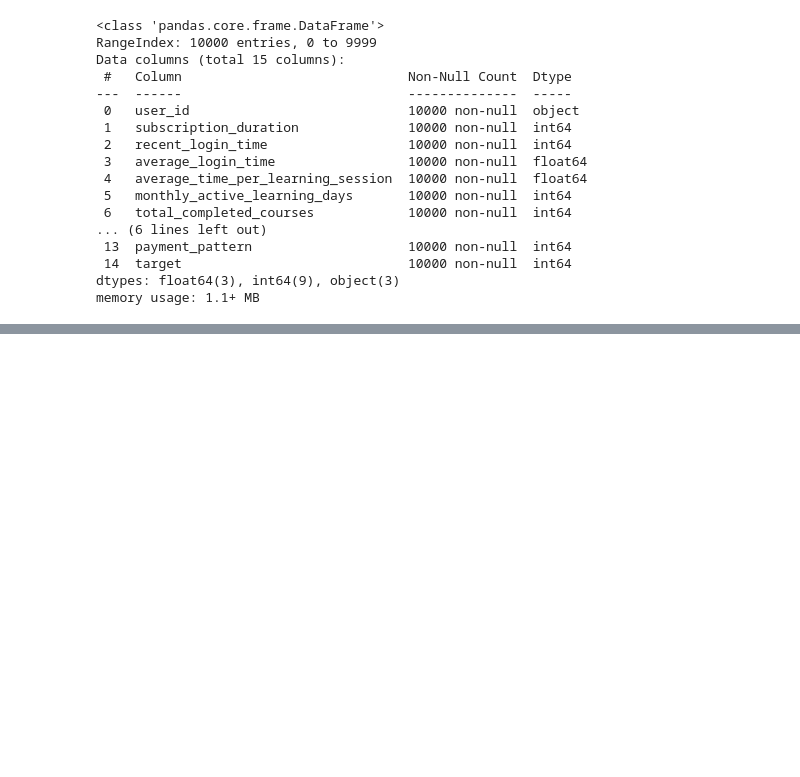
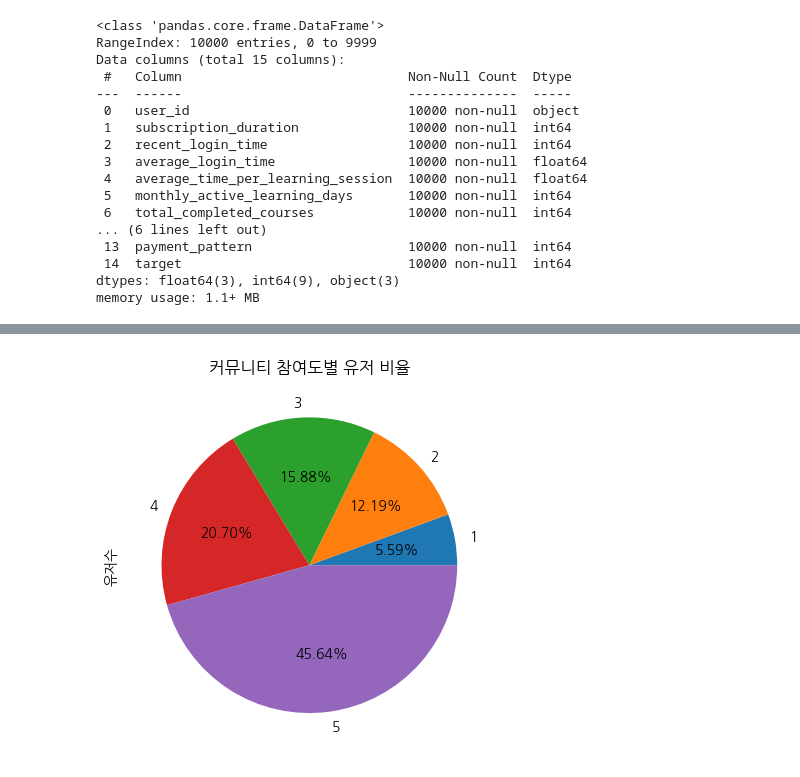
Before and after one commit to Habyeok/wassup2, a Jupyter notebook: data_analysis/DA_Mini_Project.ipynb, the cells around one changed output, grey strips where cells are left out. Saved outputs shown, nothing was run; the diff lists cells and outputs as text; code cells hidden in the pictures; blank space fills up the shorter version.

```diff
--- a/data_analysis/DA_Mini_Project.ipynb
+++ b/data_analysis/DA_Mini_Project.ipynb
@@ -189,0 +268,7 @@ Name: abandoned_learning_sessions, dtype: int64
+# %%
+community_user.plot.pie(autopct='%.2f%%')
+plt.title('커뮤니티 참여도별 유저 비율')
+plt.ylabel('유저수')
+plt.show()
+# %% [output]
+[figure, added]
```
Also changed, not shown: parts of 66 cells of this notebook.
